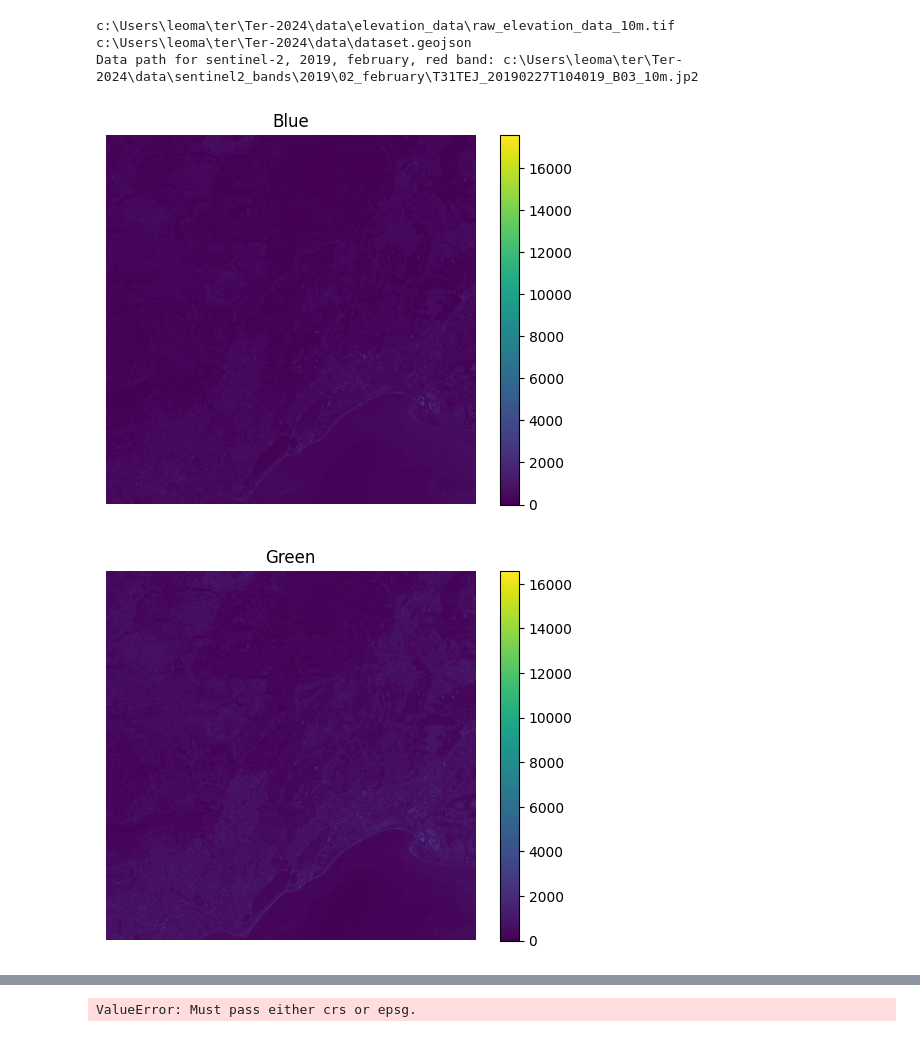
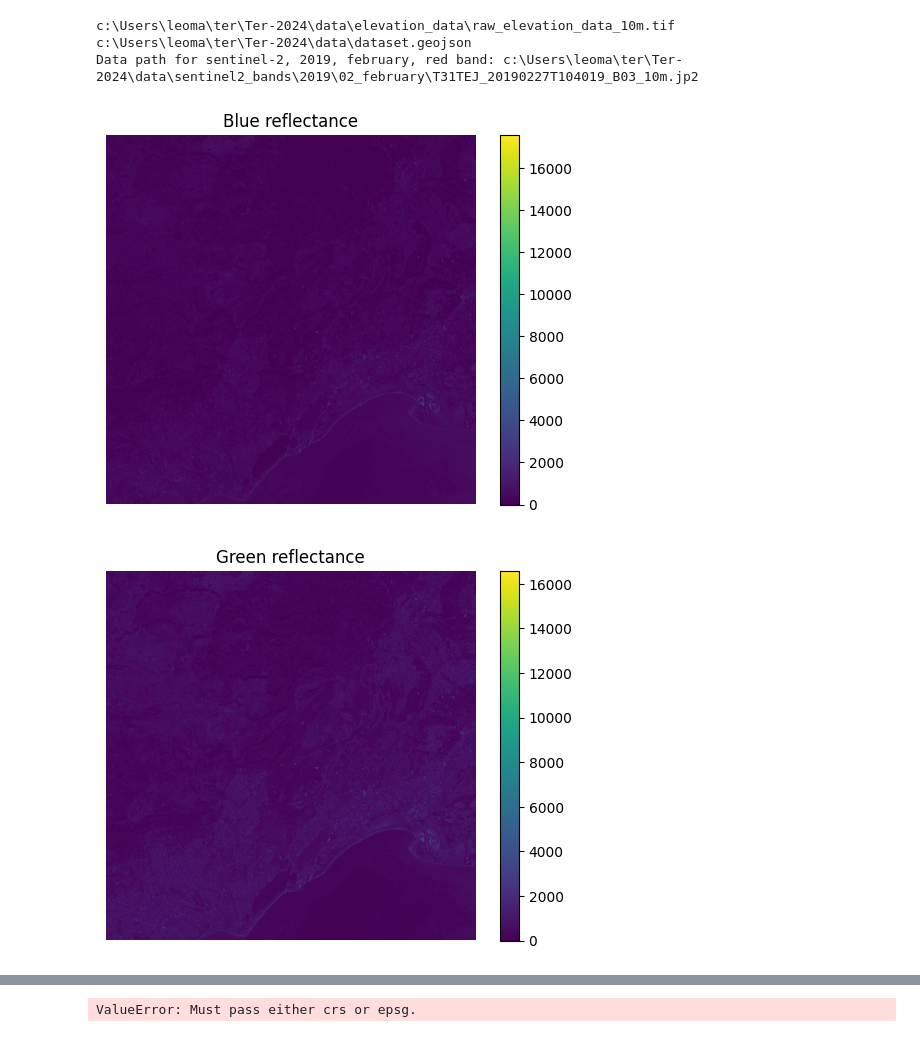
Before and after one commit to Leo-Maltoni/Ter-2024, a Jupyter notebook: 3d_array.ipynb, the cells around one changed output, grey strips where cells are left out. Drawn from its saved outputs; the diff is of its cells as text; code cells hidden in the pictures.

```diff
--- a/3d_array.ipynb
+++ b/3d_array.ipynb
@@ -145,11 +144,11 @@ def plot(arr, title):
     plt.show()
 # %%
 # Plot the bands
-plot(blue_band, "Blue")
-plot(green_band, "Green")
-plot(red_band, "Red")
-plot(nir_band, "NIR")
+plot(blue_band, "Blue reflectance")
+plot(green_band, "Green reflectance")
+plot(red_band, "Red reflectance")
+plot(nir_band, "NIR reflectance")
 plot(elevation_cleaned, "Altitude (m)")
 # %% [output]
-[figure, old version]
+[figure, new version]
-[figure, old version]
+[figure, new version]
```
Also changed, not shown: parts of 2 cells of this notebook.
